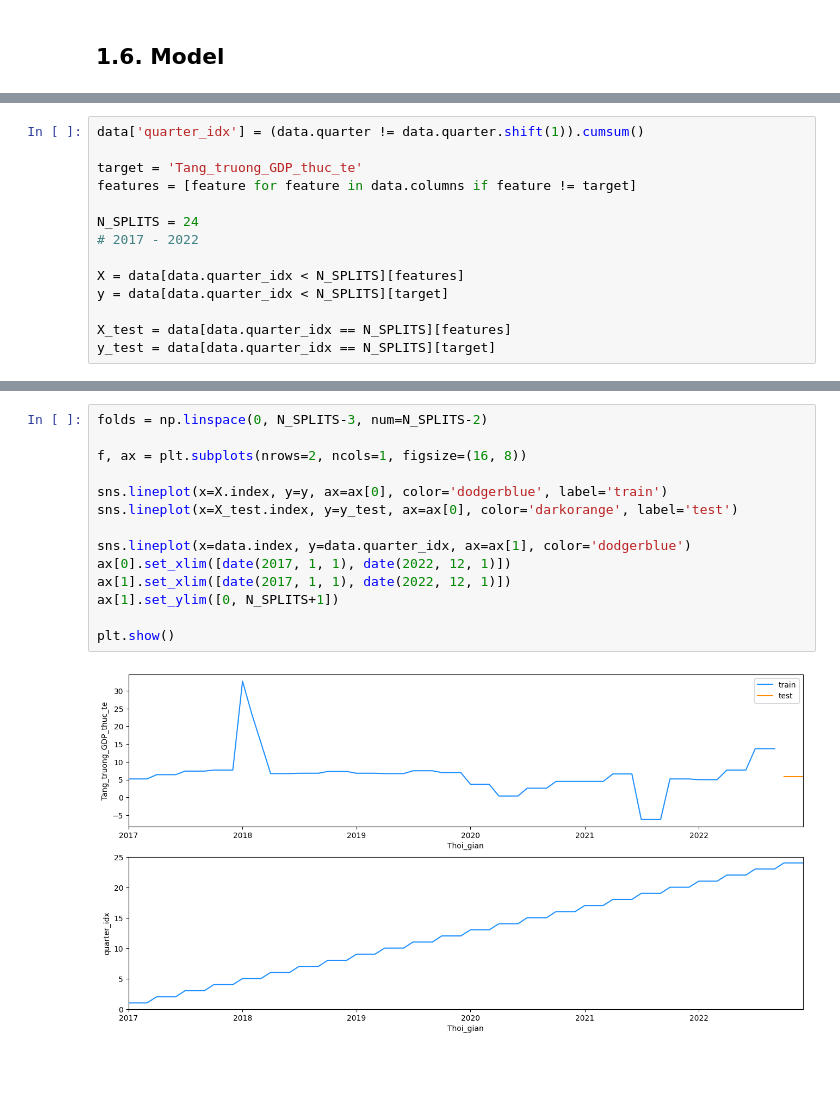
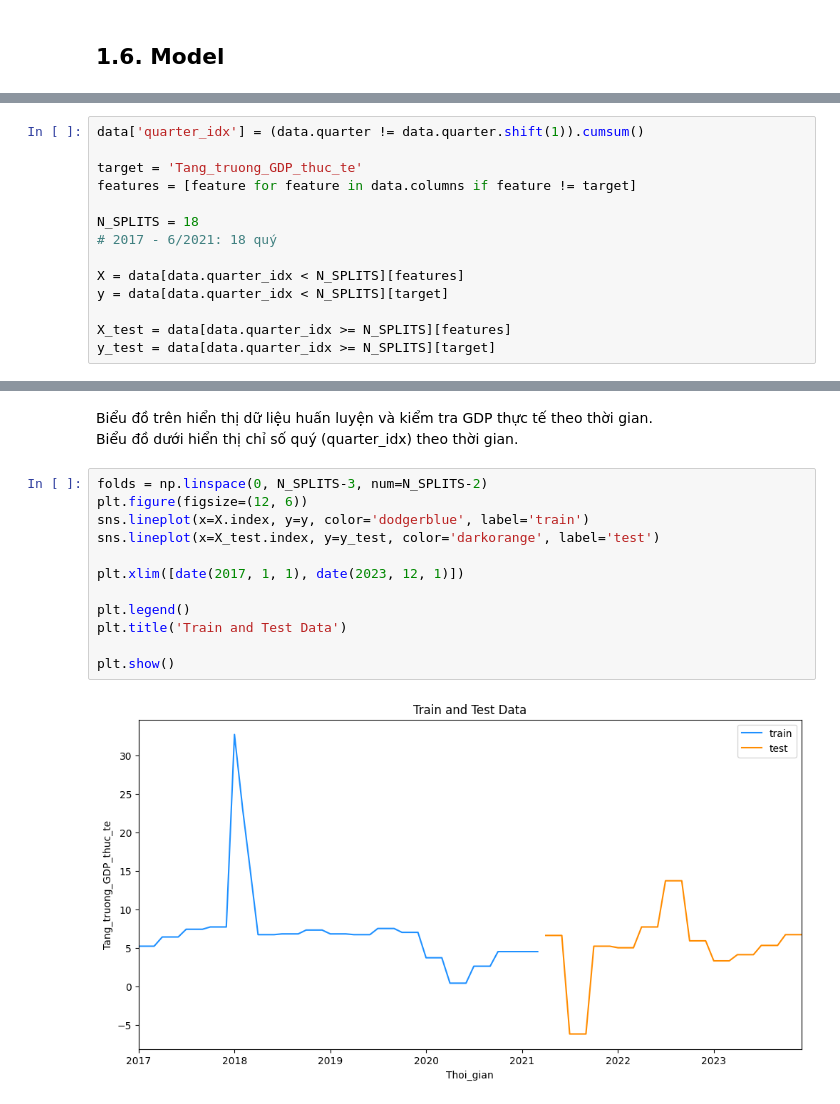
Before and after one commit to ngthtuyen9823/Viet-Nam-Macroeconomics-Analysis, a Jupyter notebook: vietnam_macro_economic_by_month copy.ipynb, the cells around one changed output, grey strips where cells are left out. Cells and saved outputs as stored; diff of their text form; blank space fills up the shorter version.

```diff
--- a/vietnam_macro_economic_by_month copy.ipynb
+++ b/vietnam_macro_economic_by_month copy.ipynb
@@ -524,11 +525,11 @@ data['quarter_idx'] = (data.quarter != data.quarter.shift(1)).cumsum()
 target = 'Tang_truong_GDP_thuc_te'
 features = [feature for feature in data.columns if feature != target]
 
-N_SPLITS = 24
-# 2017 - 2022
+N_SPLITS = 18
+# 2017 - 6/2021: 18 quý
 
 X = data[data.quarter_idx < N_SPLITS][features]
 y = data[data.quarter_idx < N_SPLITS][target]
 
-X_test = data[data.quarter_idx == N_SPLITS][features]
-y_test = data[data.quarter_idx == N_SPLITS][target]
+X_test = data[data.quarter_idx >= N_SPLITS][features]
+y_test = data[data.quarter_idx >= N_SPLITS][target]
@@ -545,19 +550,20 @@ X.tail()
 5 rows × 33 columns
+# %% [markdown]
+Biểu đồ trên hiển thị dữ liệu huấn luyện và kiểm tra GDP thực tế theo thời gian.
+Biểu đồ dưới hiển thị chỉ số quý (quarter_idx) theo thời gian.
 # %%
 folds = np.linspace(0, N_SPLITS-3, num=N_SPLITS-2)
+plt.figure(figsize=(12, 6))
+sns.lineplot(x=X.index, y=y, color='dodgerblue', label='train')
+sns.lineplot(x=X_test.index, y=y_test, color='darkorange', label='test')
 
-f, ax = plt.subplots(nrows=2, ncols=1, figsize=(16, 8))
+plt.xlim([date(2017, 1, 1), date(2023, 12, 1)])
 
-sns.lineplot(x=X.index, y=y, ax=ax[0], color='dodgerblue', label='train')
-sns.lineplot(x=X_test.index, y=y_test, ax=ax[0], color='darkorange', label='test')
-
-sns.lineplot(x=data.index, y=data.quarter_idx, ax=ax[1], color='dodgerblue')
-ax[0].set_xlim([date(2017, 1, 1), date(2022, 12, 1)])
-ax[1].set_xlim([date(2017, 1, 1), date(2022, 12, 1)])
-ax[1].set_ylim([0, N_SPLITS+1])
+plt.legend()
+plt.title('Train and Test Data')
 
 plt.show()
 # %% [output]
-[figure, old version]
+[figure, new version]
 # %%
 def plot_approach_evaluation(y_pred, y_valid_pred, score_mae, score_rsme, approach_name):
```
Also changed, not shown: parts of 25 cells of this notebook.
